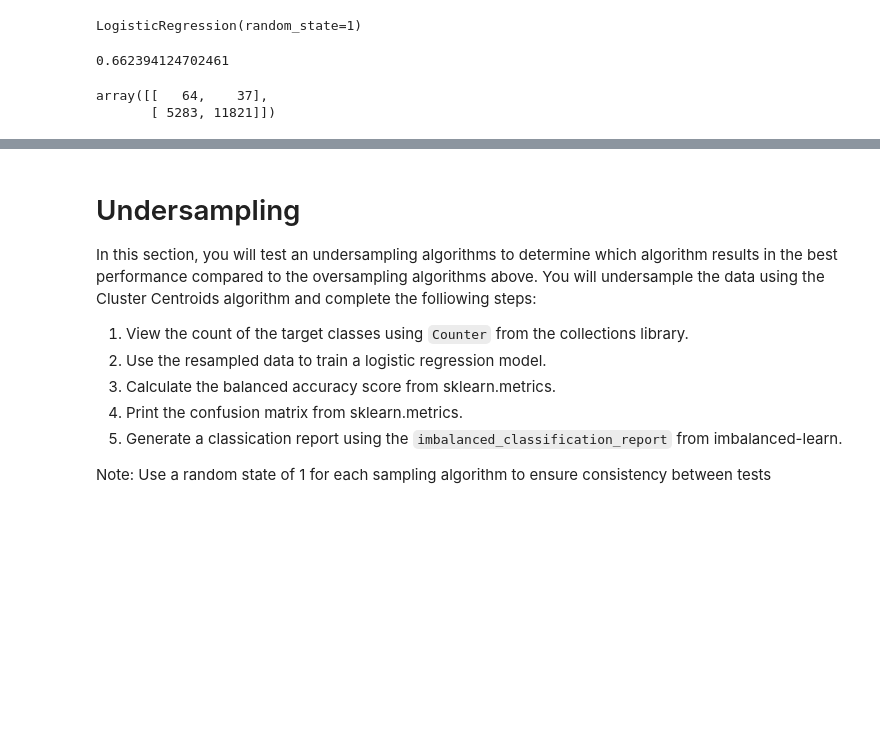
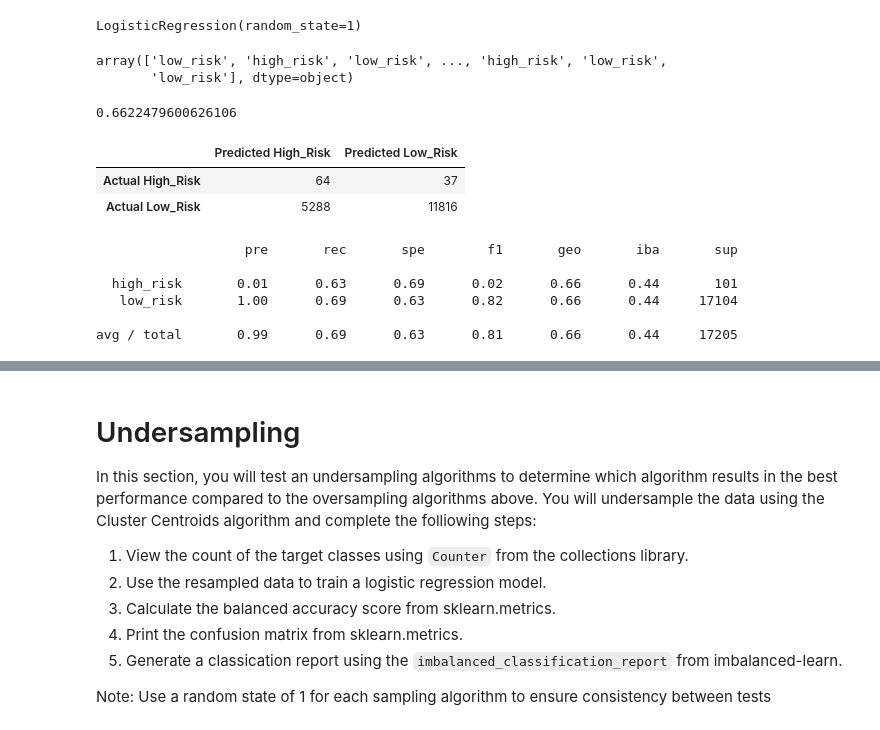
Before and after one commit to 1on1pt/Credit_Risk_Analysis, a Jupyter notebook: credit_risk_resampling.ipynb, the cells around one changed output, grey strips where cells are left out. Cells and saved outputs as stored; diff of their text form; code cells hidden in the pictures; blank space fills up the shorter version.

```diff
--- a/credit_risk_resampling.ipynb
+++ b/credit_risk_resampling.ipynb
@@ -174,21 +193,53 @@ avg / total       0.99      0.55      0.74      0.71      0.64      0.40     172
 # %%
 # Resample the training data with SMOTE
 # YOUR CODE HERE
+from imblearn.over_sampling import SMOTE
+X_resampled, y_resampled = SMOTE(random_state=1, sampling_strategy='auto').fit_resample(X_train, y_train)
+
+Counter(y_resampled)
 # %% [output]
 Counter({'loan_status': 1})
 # %%
 # Train the Logistic Regression model using the resampled data
 # YOUR CODE HERE
+model2 = LogisticRegression(solver='lbfgs', random_state=1)
+model2.fit(X_resampled, y_resampled)
 # %% [output]
 LogisticRegression(random_state=1)
+# %%
+# Calculate predictions
+y_pred = model2.predict(X_test)
+y_pred
+# %% [output]
+array(['low_risk', 'high_risk', 'low_risk', ..., 'high_risk', 'low_risk',
+       'low_risk'], dtype=object)
 # %%
 # Calculated the balanced accuracy score
 # YOUR CODE HERE
+balanced_accuracy_score(y_test, y_pred)
 # %% [output]
-0.662394124702461
+0.6622479600626106
+# %%
+# Display the confusion matrix
+# YOUR CODE HERE
+cm2 = confusion_matrix(y_test, y_pred)
+
+cm2_df = pd.DataFrame(
+    cm2, index=["Actual High_Risk", "Actual Low_Risk"], columns=["Predicted High_Risk", "Predicted Low_Risk"])
+
+cm2_df
+# %% [output]
+|  | Predicted High_Risk | Predicted Low_Risk |
+| Actual High_Risk | 64 | 37 |
+| Actual Low_Risk | 5288 | 11816 |
 # %%
-# Display the confusion matrix
+# Print the imbalanced classification report
 # YOUR CODE HERE
+print(classification_report_imbalanced(y_test, y_pred))
 # %% [output]
-array([[   64,    37],
-       [ 5283, 11821]])
+                   pre       rec       spe        f1       geo       iba       sup
+
+  high_risk       0.01      0.63      0.69      0.02      0.66      0.44       101
+   low_risk       1.00      0.69      0.63      0.82      0.66      0.44     17104
+
+avg / total       0.99      0.69      0.63      0.81      0.66      0.44     17205
```
Also changed, not shown: parts of 20 cells of this notebook.
